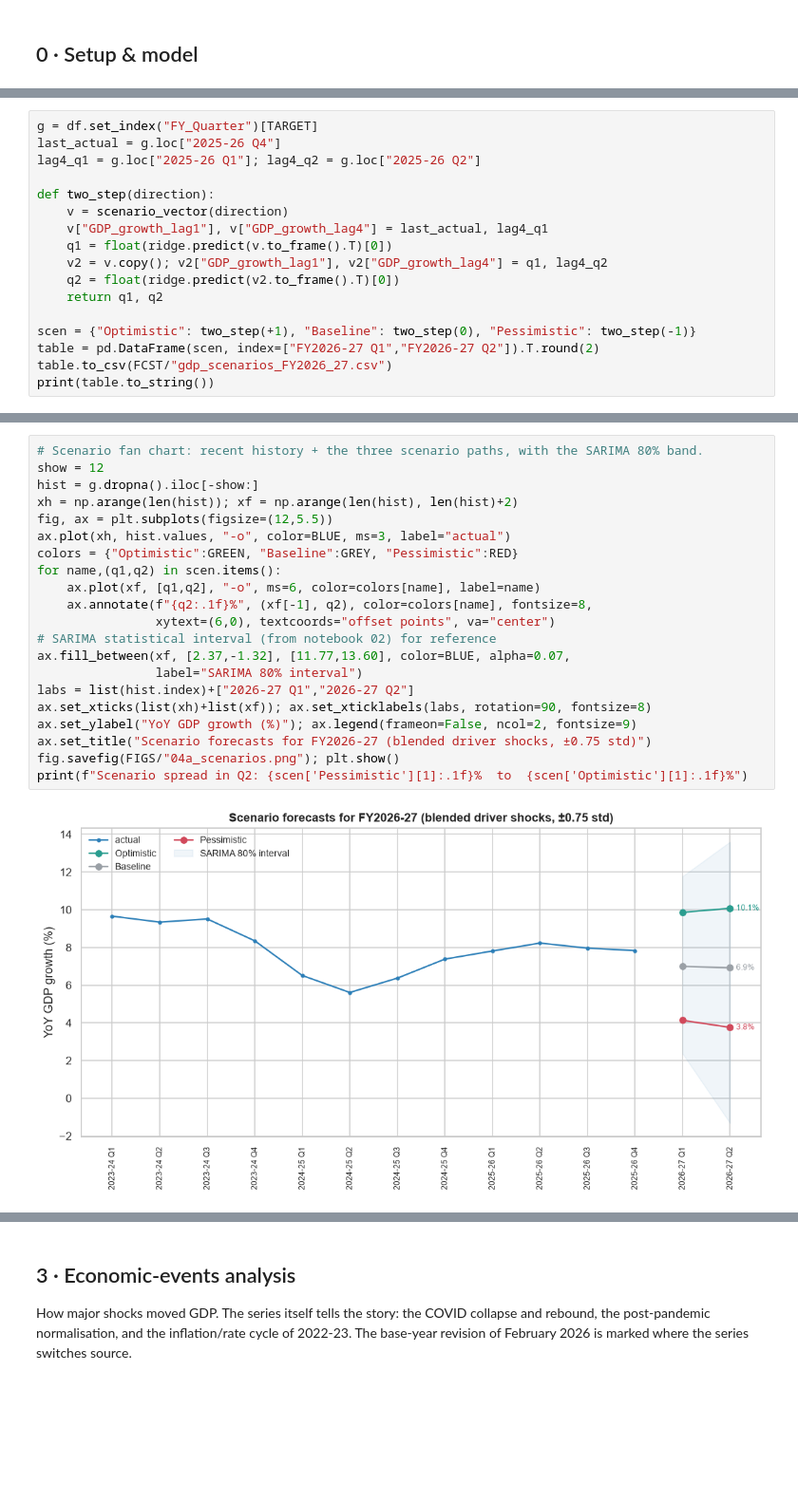
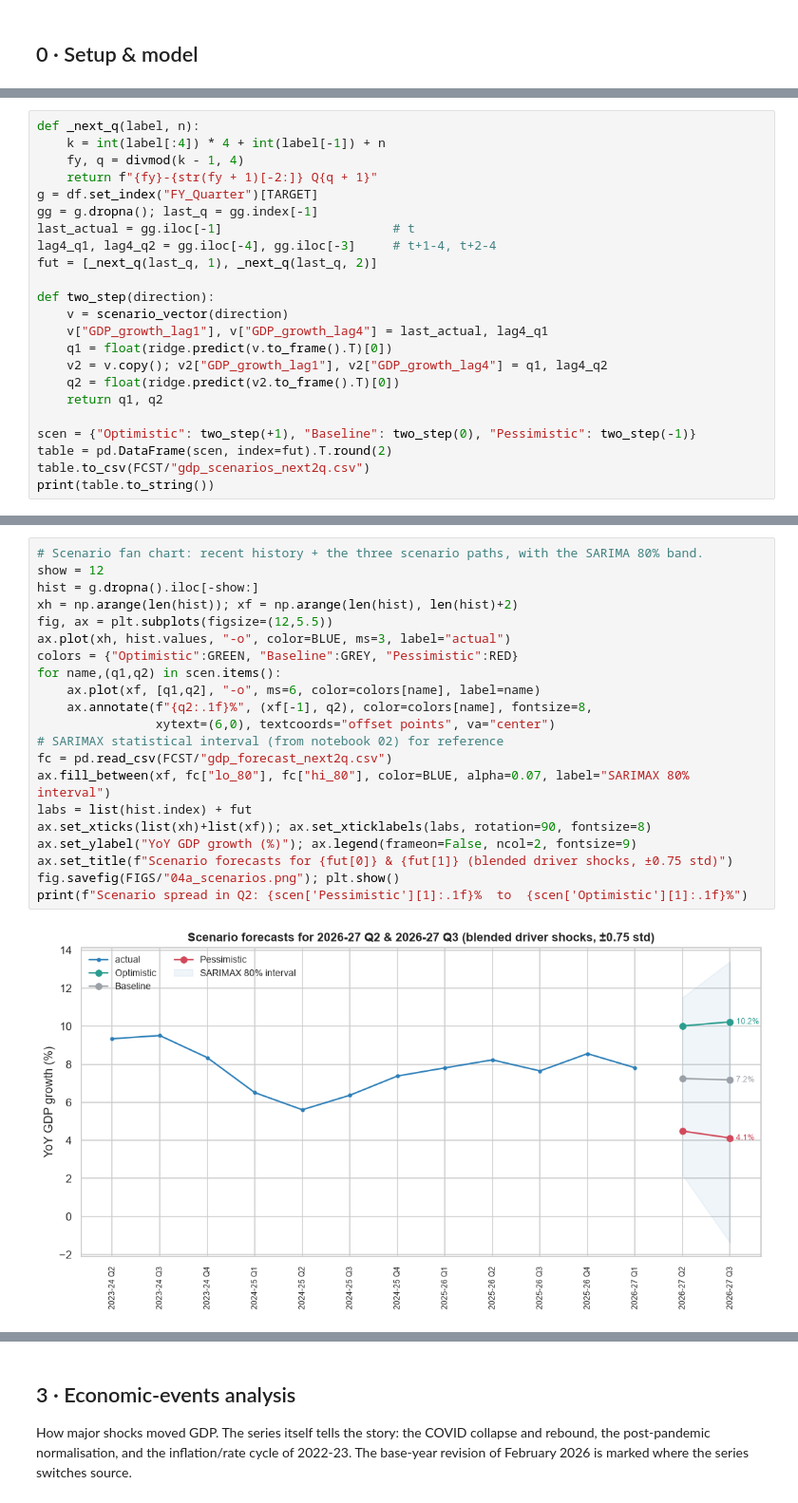
Before and after one commit to Shrutiiicodes/gdp-analysis, a Jupyter notebook: notebooks/04_scenarios.ipynb, the cells around one changed output, grey strips where cells are left out. Shown at 95% size. Saved outputs shown, nothing was run; the diff lists cells and outputs as text; blank space fills up the shorter version.

Commit message:
feat: new-base GDP + expenditure from MoSPI eSankhyiki API; horizon derived from data; features spliced past old base; Q1 FY27 actual in; docs updated

```diff
--- a/notebooks/04_scenarios.ipynb
+++ b/notebooks/04_scenarios.ipynb
@@ -109,7 +109,13 @@ Q2 (an iterated two-step forecast). The lag-4 term uses the actual growth from a
 # %%
+def _next_q(label, n):
+    k = int(label[:4]) * 4 + int(label[-1]) + n
+    fy, q = divmod(k - 1, 4)
+    return f"{fy}-{str(fy + 1)[-2:]} Q{q + 1}"
 g = df.set_index("FY_Quarter")[TARGET]
-last_actual = g.loc["2025-26 Q4"]
-lag4_q1 = g.loc["2025-26 Q1"]; lag4_q2 = g.loc["2025-26 Q2"]
+gg = g.dropna(); last_q = gg.index[-1]
+last_actual = gg.iloc[-1]                       # t
+lag4_q1, lag4_q2 = gg.iloc[-4], gg.iloc[-3]     # t+1-4, t+2-4
+fut = [_next_q(last_q, 1), _next_q(last_q, 2)]
 
 def two_step(direction):
     v = scenario_vector(direction)
@@ -120,7 +126,7 @@ def two_step(direction):
     return q1, q2
 
 scen = {"Optimistic": two_step(+1), "Baseline": two_step(0), "Pessimistic": two_step(-1)}
-table = pd.DataFrame(scen, index=["FY2026-27 Q1","FY2026-27 Q2"]).T.round(2)
-table.to_csv(FCST/"gdp_scenarios_FY2026_27.csv")
+table = pd.DataFrame(scen, index=fut).T.round(2)
+table.to_csv(FCST/"gdp_scenarios_next2q.csv")
 print(table.to_string())
 # %% [output]
@@ -131,23 +137,23 @@ Pessimistic          4.13          3.76
 # %%
 # Scenario fan chart: recent history + the three scenario paths, with the SARIMA 80% band.
 show = 12
 hist = g.dropna().iloc[-show:]
 xh = np.arange(len(hist)); xf = np.arange(len(hist), len(hist)+2)
 fig, ax = plt.subplots(figsize=(12,5.5))
 ax.plot(xh, hist.values, "-o", color=BLUE, ms=3, label="actual")
 colors = {"Optimistic":GREEN, "Baseline":GREY, "Pessimistic":RED}
 for name,(q1,q2) in scen.items():
     ax.plot(xf, [q1,q2], "-o", ms=6, color=colors[name], label=name)
     ax.annotate(f"{q2:.1f}%", (xf[-1], q2), color=colors[name], fontsize=8,
                 xytext=(6,0), textcoords="offset points", va="center")
-# SARIMA statistical interval (from notebook 02) for reference
-ax.fill_between(xf, [2.37,-1.32], [11.77,13.60], color=BLUE, alpha=0.07,
-                label="SARIMA 80% interval")
-labs = list(hist.index)+["2026-27 Q1","2026-27 Q2"]
+# SARIMAX statistical interval (from notebook 02) for reference
+fc = pd.read_csv(FCST/"gdp_forecast_next2q.csv")
+ax.fill_between(xf, fc["lo_80"], fc["hi_80"], color=BLUE, alpha=0.07, label="SARIMAX 80% interval")
+labs = list(hist.index) + fut
 ax.set_xticks(list(xh)+list(xf)); ax.set_xticklabels(labs, rotation=90, fontsize=8)
 ax.set_ylabel("YoY GDP growth (%)"); ax.legend(frameon=False, ncol=2, fontsize=9)
-ax.set_title("Scenario forecasts for FY2026-27 (blended driver shocks, ±0.75 std)")
+ax.set_title(f"Scenario forecasts for {fut[0]} & {fut[1]} (blended driver shocks, ±0.75 std)")
 fig.savefig(FIGS/"04a_scenarios.png"); plt.show()
 print(f"Scenario spread in Q2: {scen['Pessimistic'][1]:.1f}%  to  {scen['Optimistic'][1]:.1f}%")
 # %% [output]
-[figure, old version]
+[figure, new version]
```
Also changed, not shown: parts of 7 cells of this notebook, 38 other files.
